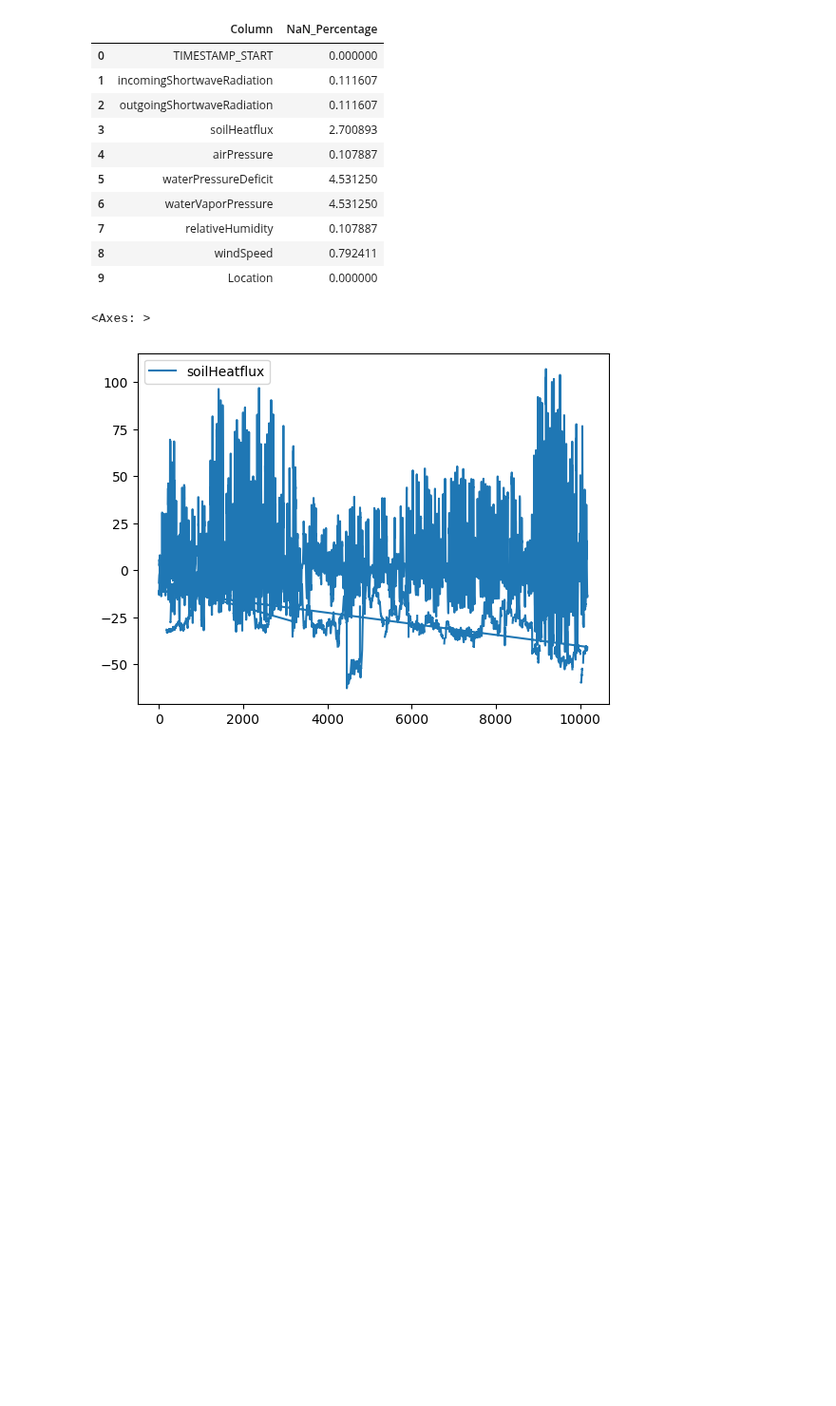
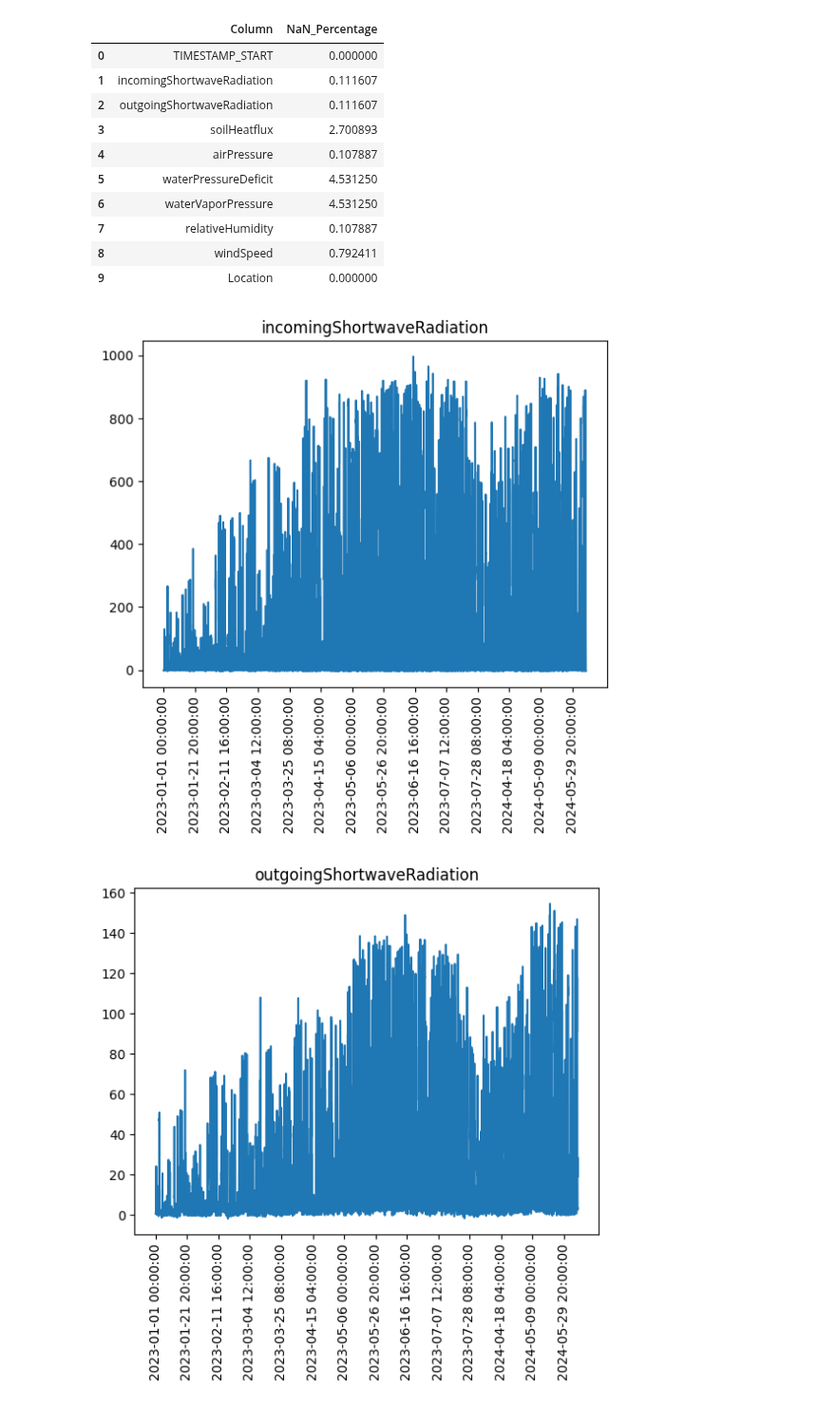
Before and after one commit to justusm00/ebc-project, a Jupyter notebook: explore_features.ipynb, the cells around one changed output. Shown at 95% size. Drawn from its saved outputs; the diff is of its cells as text; code cells hidden in the pictures; blank space fills up the shorter version.

```diff
--- a/explore_features.ipynb
+++ b/explore_features.ipynb
@@ -184,8 +185,15 @@ df_nan.head(15)
 | 7 | relativeHumidity | 0.107887 |
 | 8 | windSpeed | 0.792411 |
 | 9 | Location | 0.000000 |
-# %%
-plt.plot()
-# %% [output]
-<Axes: >
-[figure, removed]
+# %%
+df_filtered = df[df["Location"] == 1]
+cols_plot = [col for col in df_filtered.columns if col not in ["TIMESTAMP_START", "Location"]]
+for col in cols_plot:
+    plt.figure()
+    plt.title(col)
+    plt.plot(df_filtered["TIMESTAMP_START"], df_filtered[col])
+    plt.xticks(df_filtered["TIMESTAMP_START"].unique()[::1000], rotation=90)
+    plt.show()
+# %% [output]
+[figure, added]
+[figure, added]
```
Also changed, not shown: parts of 2 cells of this notebook, 8 other files.
